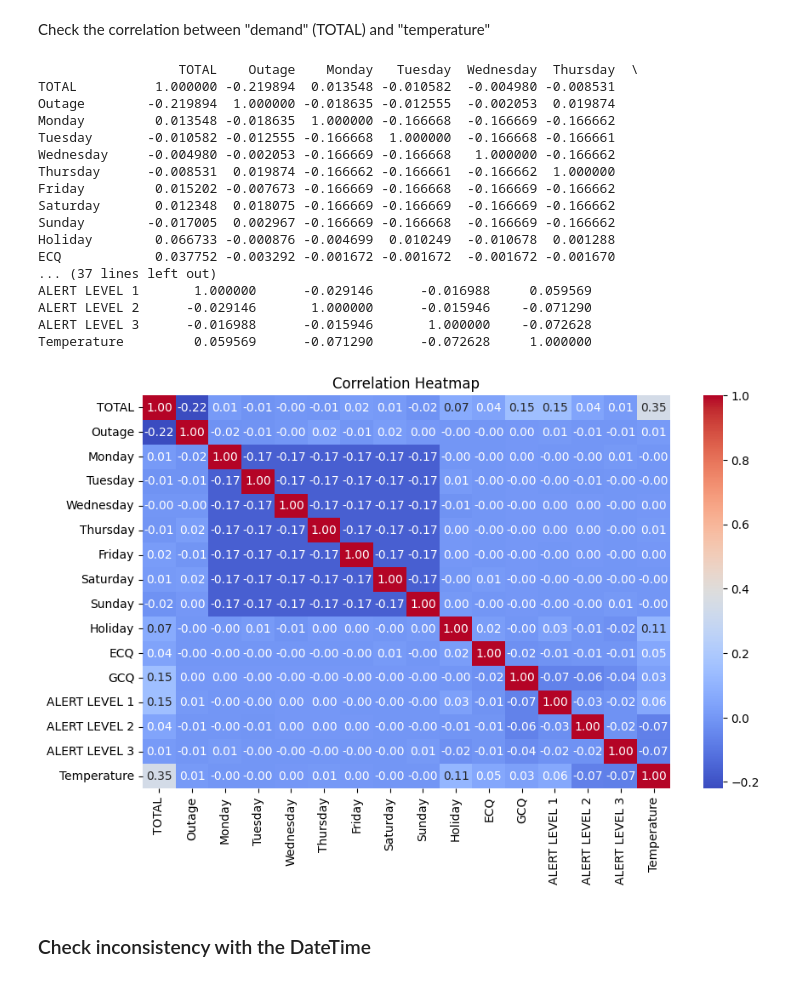
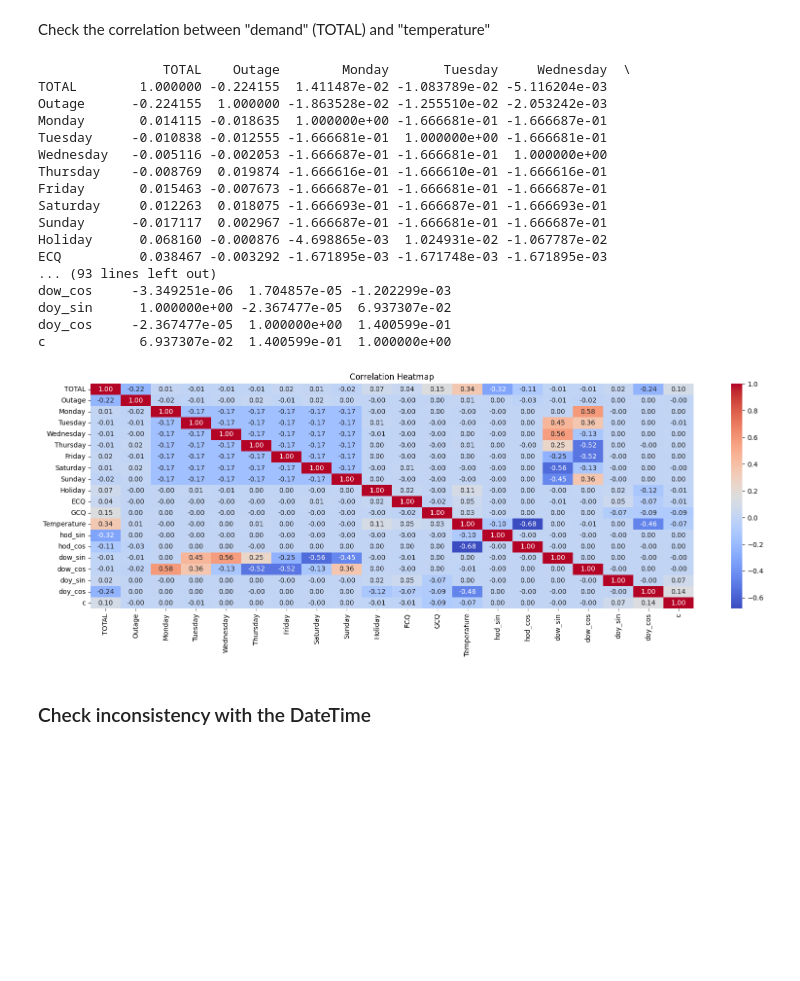
Before and after one commit to raymond2330/Classical-Forecasting, a Jupyter notebook: check_data.ipynb, the cells around one changed output. Cells and saved outputs as stored; diff of their text form; code cells hidden in the pictures; blank space fills up the shorter version.

```diff
--- a/check_data.ipynb
+++ b/check_data.ipynb
@@ -214,41 +216,41 @@ Check the correlation between "demand" (TOTAL) and "temperature"
 # %%
 import pandas as pd
 import seaborn as sns
 import matplotlib.pyplot as plt
 
 # Load your data
-df = pd.read_csv("Demand_with_Temperature.csv", parse_dates=["DateTime"])
+df = pd.read_csv("tmp/modified_outage.csv", parse_dates=["DateTime"])
 
 # Compute correlations only for numeric columns
 corr = df.corr(numeric_only=True)
 
 # Print the correlation matrix
 print(corr)
 
 # Plot heatmap for easier visualization
-plt.figure(figsize=(10,6))
+plt.figure(figsize=(20,6))
 sns.heatmap(corr, annot=True, fmt=".2f", cmap="coolwarm")
 plt.title("Correlation Heatmap")
 plt.show()
 # %% [output]
-                  TOTAL    Outage    Monday   Tuesday  Wednesday  Thursday  \
-TOTAL          1.000000 -0.219894  0.013548 -0.010582  -0.004980 -0.008531
-Outage        -0.219894  1.000000 -0.018635 -0.012555  -0.002053  0.019874
-Monday         0.013548 -0.018635  1.000000 -0.166668  -0.166669 -0.166662
-Tuesday       -0.010582 -0.012555 -0.166668  1.000000  -0.166668 -0.166661
-Wednesday     -0.004980 -0.002053 -0.166669 -0.166668   1.000000 -0.166662
-Thursday      -0.008531  0.019874 -0.166662 -0.166661  -0.166662  1.000000
-Friday         0.015202 -0.007673 -0.166669 -0.166668  -0.166669 -0.166662
-Saturday       0.012348  0.018075 -0.166669 -0.166669  -0.166669 -0.166662
-Sunday        -0.017005  0.002967 -0.166669 -0.166668  -0.166669 -0.166662
-Holiday        0.066733 -0.000876 -0.004699  0.010249  -0.010678  0.001288
-ECQ            0.037752 -0.003292 -0.001672 -0.001672  -0.001672 -0.001670
-... (37 lines left out)
-ALERT LEVEL 1       1.000000      -0.029146      -0.016988     0.059569
-ALERT LEVEL 2      -0.029146       1.000000      -0.015946    -0.071290
-ALERT LEVEL 3      -0.016988      -0.015946       1.000000    -0.072628
-Temperature         0.059569      -0.071290      -0.072628     1.000000
+                TOTAL    Outage        Monday       Tuesday     Wednesday  \
+TOTAL        1.000000 -0.224155  1.411487e-02 -1.083789e-02 -5.116204e-03
+Outage      -0.224155  1.000000 -1.863528e-02 -1.255510e-02 -2.053242e-03
+Monday       0.014115 -0.018635  1.000000e+00 -1.666681e-01 -1.666687e-01
+Tuesday     -0.010838 -0.012555 -1.666681e-01  1.000000e+00 -1.666681e-01
+Wednesday   -0.005116 -0.002053 -1.666687e-01 -1.666681e-01  1.000000e+00
+Thursday    -0.008769  0.019874 -1.666616e-01 -1.666610e-01 -1.666616e-01
+Friday       0.015463 -0.007673 -1.666687e-01 -1.666681e-01 -1.666687e-01
+Saturday     0.012263  0.018075 -1.666693e-01 -1.666687e-01 -1.666693e-01
+Sunday      -0.017117  0.002967 -1.666687e-01 -1.666681e-01 -1.666687e-01
+Holiday      0.068160 -0.000876 -4.698865e-03  1.024931e-02 -1.067787e-02
+ECQ          0.038467 -0.003292 -1.671895e-03 -1.671748e-03 -1.671895e-03
+... (93 lines left out)
+dow_cos     -3.349251e-06  1.704857e-05 -1.202299e-03
+doy_sin      1.000000e+00 -2.367477e-05  6.937307e-02
+doy_cos     -2.367477e-05  1.000000e+00  1.400599e-01
+c            6.937307e-02  1.400599e-01  1.000000e+00
-[figure, old version]
+[figure, new version]
 # %% [markdown]
 ### Check inconsistency with the DateTime
 # %%
```
Also changed, not shown: parts of 23 cells of this notebook, 1 other file.
